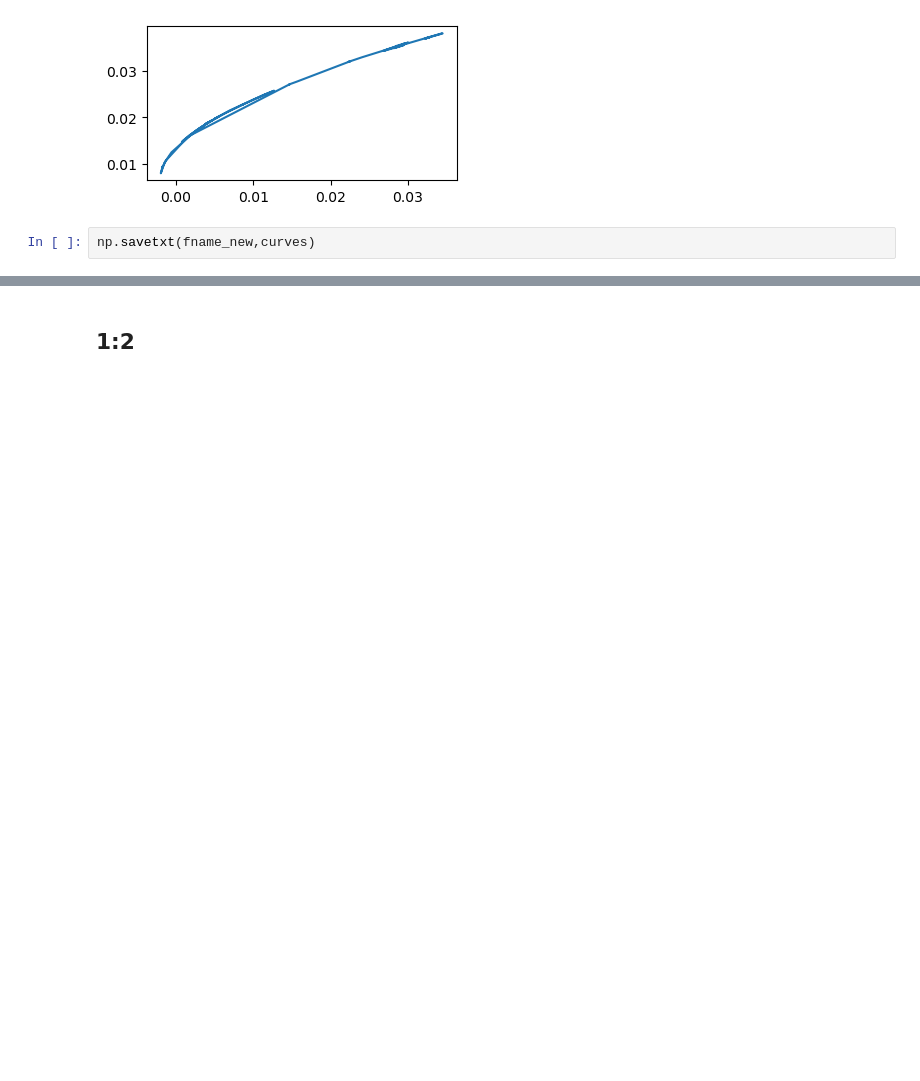
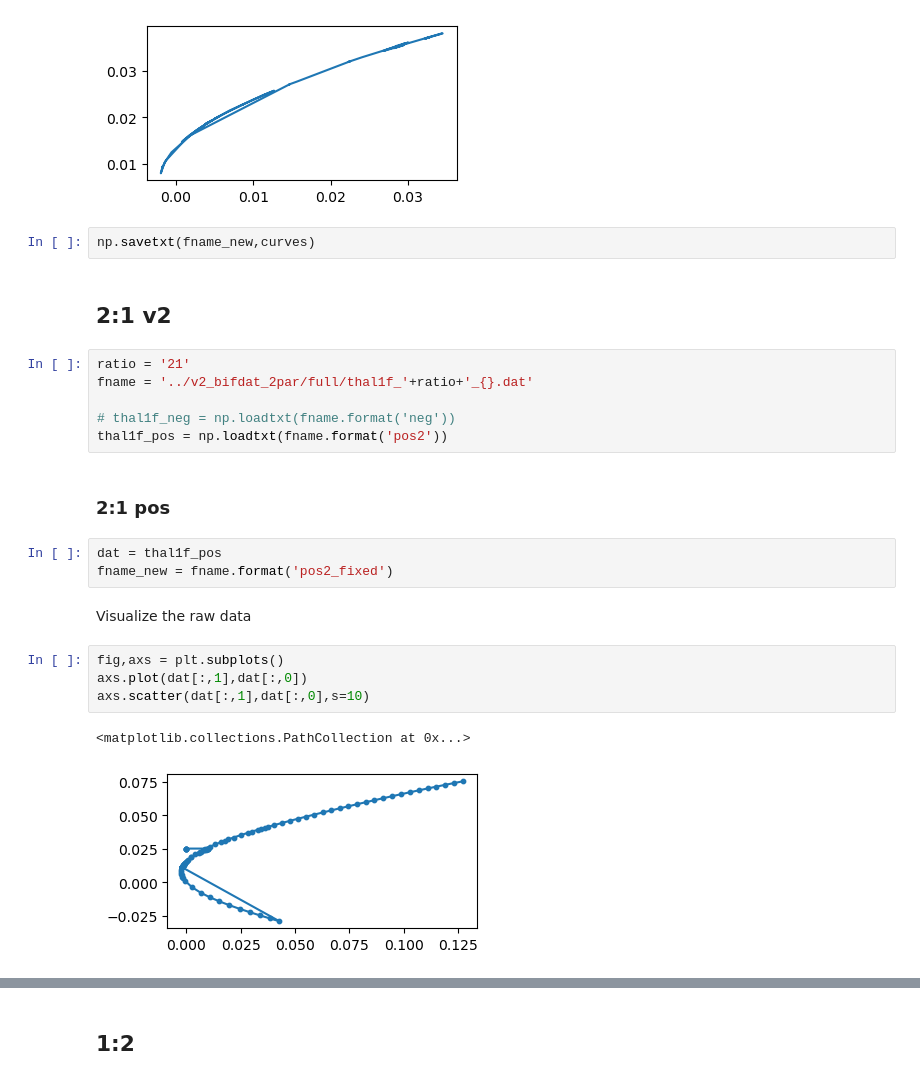
Before and after one commit to youngmp/nm, a Jupyter notebook: v2_jupyter/clean_diagram_thal1.ipynb, the cells around one changed output, grey strips where cells are left out. Cells and saved outputs as stored; diff of their text form; blank space fills up the shorter version.

Commit message:
updated cleaning files for thalamic bifurcation diagrams

```diff
--- a/v2_jupyter/clean_diagram_thal1.ipynb
+++ b/v2_jupyter/clean_diagram_thal1.ipynb
@@ -393,3 +409,25 @@ axs.plot(x,y)
 [figure]
 # %%
 np.savetxt(fname_new,curves)
+# %% [markdown]
+## 2:1 v2
+# %%
+ratio = '21'
+fname = '../v2_bifdat_2par/full/thal1f_'+ratio+'_{}.dat'
+
+# thal1f_neg = np.loadtxt(fname.format('neg'))
+thal1f_pos = np.loadtxt(fname.format('pos2'))
+# %% [markdown]
+### 2:1 pos
+# %%
+dat = thal1f_pos
+fname_new = fname.format('pos2_fixed')
+# %% [markdown]
+Visualize the raw data
+# %%
+fig,axs = plt.subplots()
+axs.plot(dat[:,1],dat[:,0])
+axs.scatter(dat[:,1],dat[:,0],s=10)
+# %% [output]
+<matplotlib.collections.PathCollection at 0x...>
+[figure, added]
```
Also changed, not shown: parts of 70 cells of this notebook, 1 other file.
